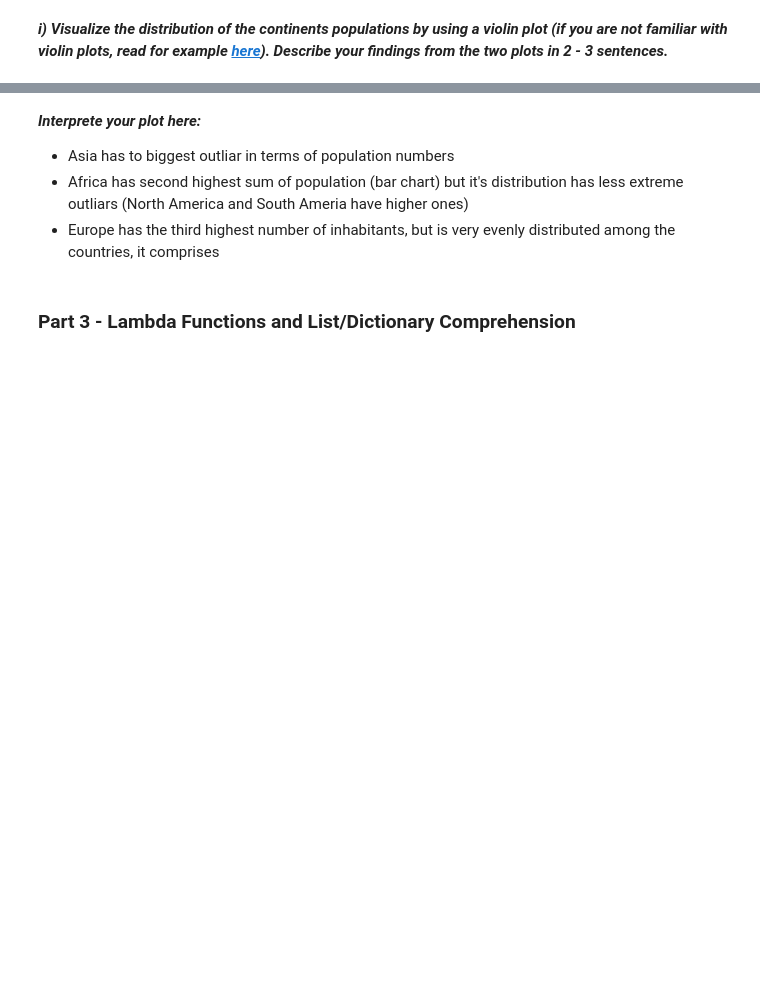
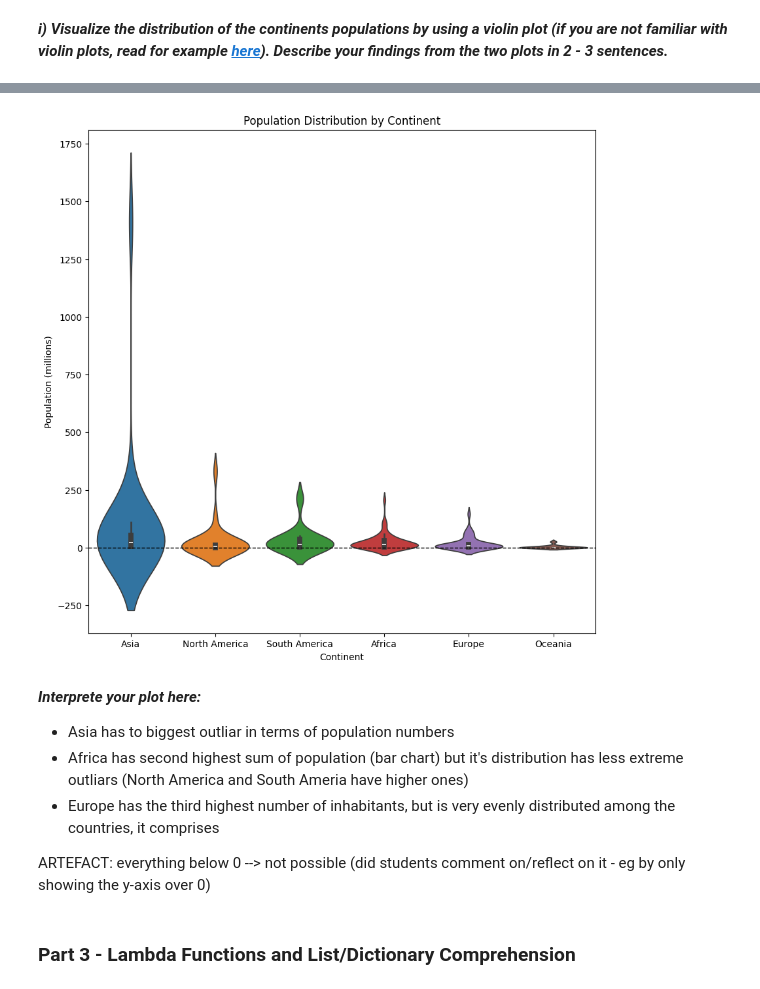
Before and after one commit to dgarcia-eu/ICSS-private, a Jupyter notebook: tutorial/assignments/2024/a01/assignment_01_solution.ipynb, the cells around one changed output, grey strips where cells are left out. Cells and saved outputs as stored; diff of their text form; code cells hidden in the pictures; blank space fills up the shorter version.

```diff
--- a/tutorial/assignments/2024/a01/assignment_01_solution.ipynb
+++ b/tutorial/assignments/2024/a01/assignment_01_solution.ipynb
@@ -458,9 +474,35 @@ sns.violinplot(data = pop_data_2, y = 'Population', x = 'Continent', hue = 'Cont
+# %%
+# fix y-label
+pop_data_2["Population_millions"] = pop_data_2["Population"] / 1_000_000
+
+# plot
+plt.figure(figsize=(10,10))
+sns.violinplot(
+    data=pop_data_2,
+    y="Population_millions",
+    x="Continent",
+    hue="Continent"
+)
+
+# labels and title
+plt.ylabel("Population (millions)")
+plt.xlabel("Continent")
+plt.title("Population Distribution by Continent")
+
+# Add line at y=0
+plt.axhline(0, color="black", linewidth=1, linestyle="--")
+
+plt.show()
+# %% [output]
+[figure, added]
 # %% [markdown]
 ***Interprete your plot here:***
 
 - Asia has to biggest outliar in terms of population numbers
 - Africa has second highest sum of population (bar chart) but it's distribution has less extreme outliars (North America and South Ameria have higher ones)
 - Europe has the third highest number of inhabitants, but is very evenly distributed among the countries, it comprises
+
+ARTEFACT: everything below 0 --> not possible (did students comment on/reflect on it - eg by only showing the y-axis over 0)
 # %% [markdown]
 <h3>Part 3 - Lambda Functions and List/Dictionary Comprehension</h3>
 # %% [markdown]
```
Also changed, not shown: parts of 4 cells of this notebook, 1 other file.
